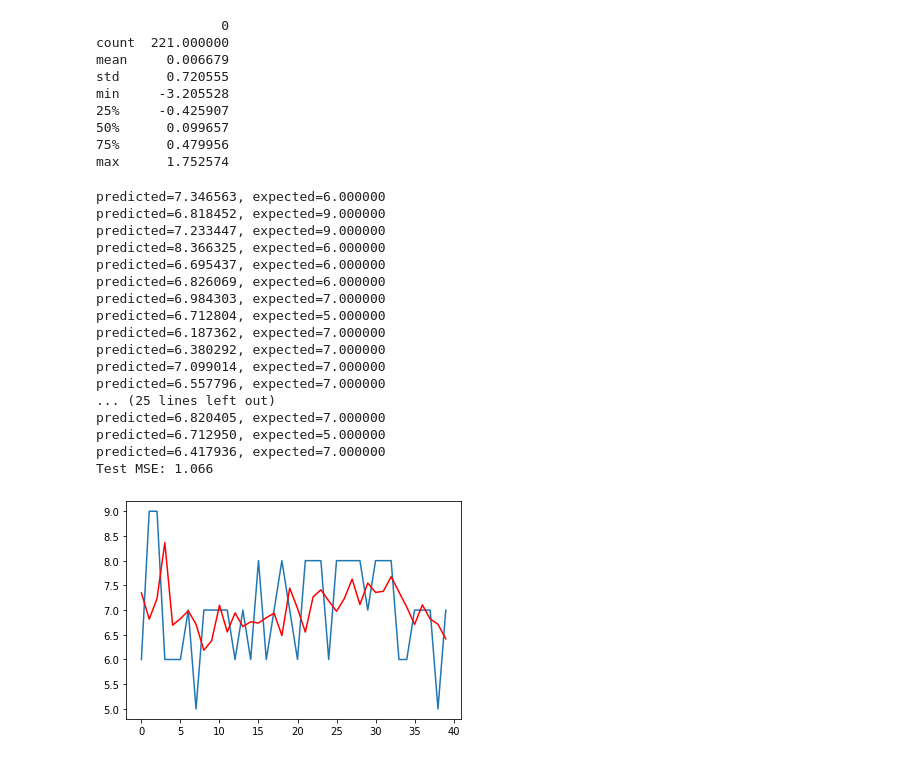
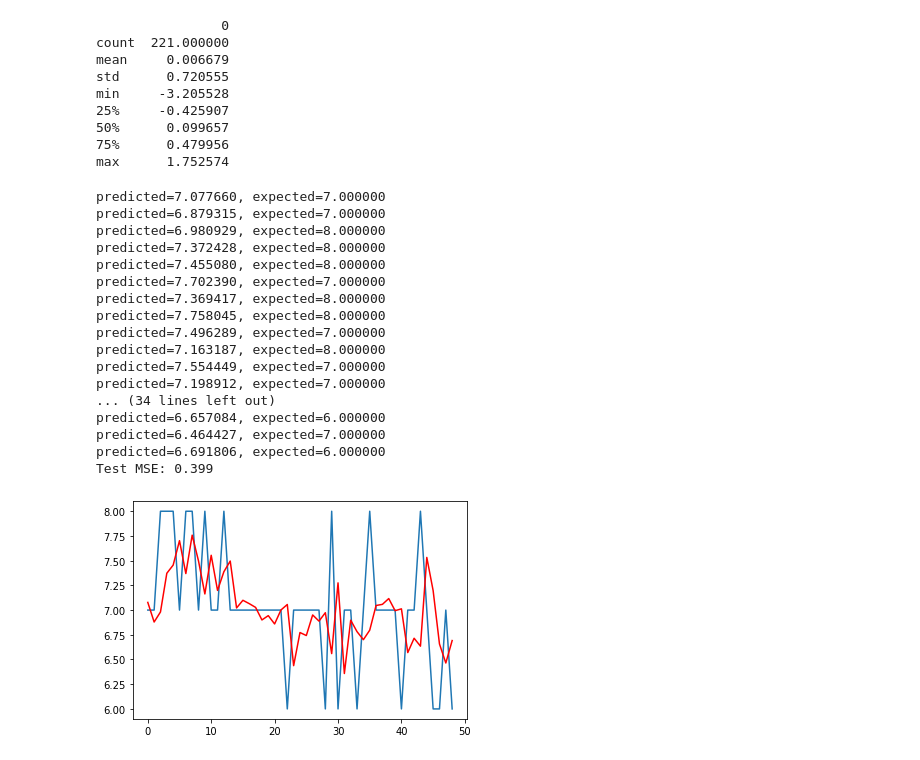
Before and after one commit to guybrush1989/DMT-Group80, a Jupyter notebook: Copy_of_ARIMA.ipynb, the cells around one changed output. Drawn from its saved outputs; the diff is of its cells as text; code cells hidden in the pictures.

```diff
--- a/Copy_of_ARIMA.ipynb
+++ b/Copy_of_ARIMA.ipynb
@@ -52,7 +52,7 @@ from statsmodels.tsa.arima_model import ARIMA
 from sklearn.metrics import mean_squared_error
 from pandas import DataFrame
 
-user = data[data['id'] == "AS14.33"]
+user = data[data['id'] == "AS14.05"]
 user_mood = user[user["variable"] == "mood"]
 
 avgs = []
@@ -199,43 +199,43 @@ max      1.752574
 # %%
 from sklearn.metrics import mean_squared_error
 from statsmodels.tsa.arima_model import ARIMA
 
 size = int(len(moods) * 0.80)
 
 train, test = moods[0:size], moods[size:len(moods)]
 history = [x for x in train]
 predictions = list()
 for t in range(len(test)):
-    model = ARIMA(history, order=(5, 0, 1))
+    model = ARIMA(history, order=(12, 0, 0))
     model_fit = model.fit(disp=0)
     output = model_fit.forecast()
     yhat = output[0]
     predictions.append(yhat)
     obs = test[t]
     history.append(obs)
     print('predicted=%f, expected=%f' % (yhat, obs))
 error = mean_squared_error(test, predictions)
 print('Test MSE: %.3f' % error)
 # plot
 plt.plot(test)
 plt.plot(predictions, color='red')
 plt.show()
 # %% [output]
-predicted=7.346563, expected=6.000000
-predicted=6.818452, expected=9.000000
-predicted=7.233447, expected=9.000000
-predicted=8.366325, expected=6.000000
-predicted=6.695437, expected=6.000000
-predicted=6.826069, expected=6.000000
-predicted=6.984303, expected=7.000000
-predicted=6.712804, expected=5.000000
-predicted=6.187362, expected=7.000000
-predicted=6.380292, expected=7.000000
-predicted=7.099014, expected=7.000000
-predicted=6.557796, expected=7.000000
-... (25 lines left out)
-predicted=6.820405, expected=7.000000
-predicted=6.712950, expected=5.000000
-predicted=6.417936, expected=7.000000
-Test MSE: 1.066
+predicted=7.077660, expected=7.000000
+predicted=6.879315, expected=7.000000
+predicted=6.980929, expected=8.000000
+predicted=7.372428, expected=8.000000
+predicted=7.455080, expected=8.000000
+predicted=7.702390, expected=7.000000
+predicted=7.369417, expected=8.000000
+predicted=7.758045, expected=8.000000
+predicted=7.496289, expected=7.000000
+predicted=7.163187, expected=8.000000
+predicted=7.554449, expected=7.000000
+predicted=7.198912, expected=7.000000
+... (34 lines left out)
+predicted=6.657084, expected=6.000000
+predicted=6.464427, expected=7.000000
+predicted=6.691806, expected=6.000000
+Test MSE: 0.399
-[figure, old version]
+[figure, new version]
```
Also changed, not shown: parts of 4 cells of this notebook.
